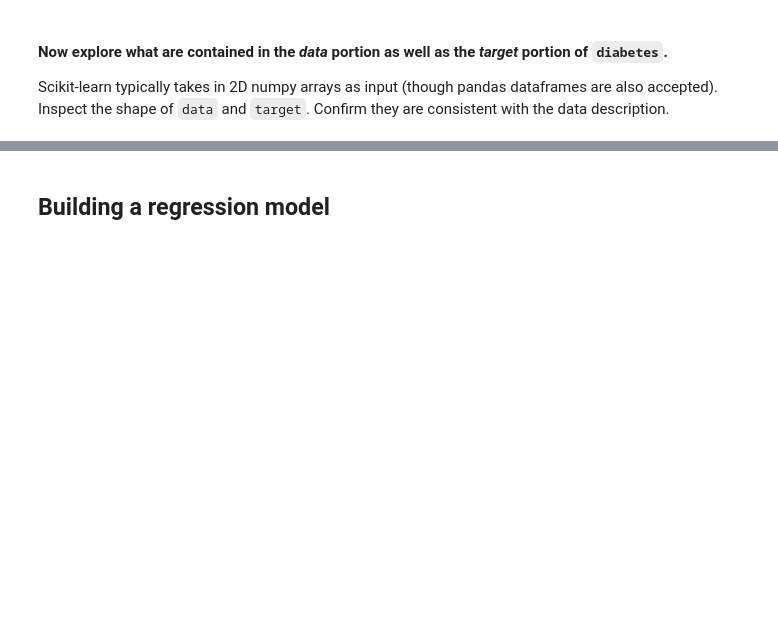
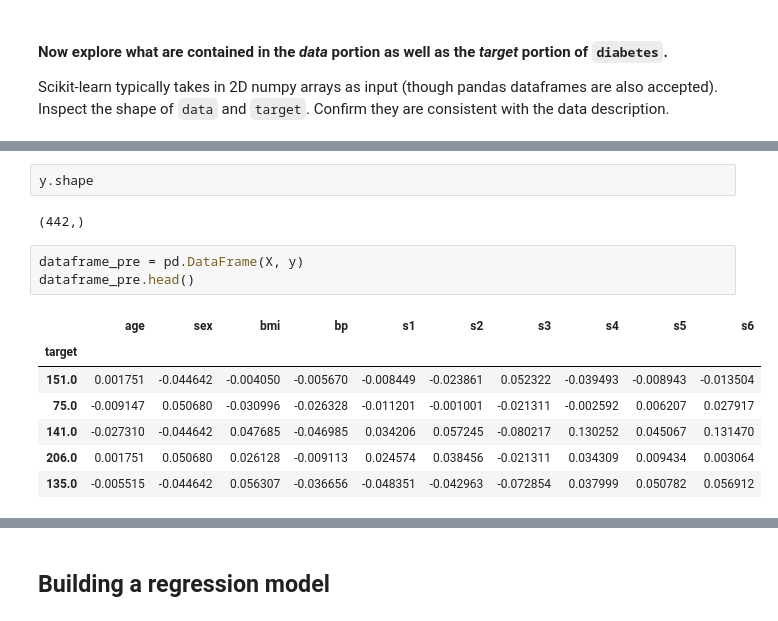
Before and after one commit to L4STR4/CURSO, a Jupyter notebook: 3-Machine_Learning/1-Supervisado/1-Regression/1-Linear_Regression/ejercicios/2 Diabetes.ipynb, the cells around one changed output, grey strips where cells are left out. Drawn from its saved outputs; the diff is of its cells as text; blank space fills up the shorter version.

```diff
--- a/3-Machine_Learning/1-Supervisado/1-Regression/1-Linear_Regression/ejercicios/2 Diabetes.ipynb
+++ b/3-Machine_Learning/1-Supervisado/1-Regression/1-Linear_Regression/ejercicios/2 Diabetes.ipynb
@@ -78,0 +94,15 @@ Scikit-learn typically takes in 2D numpy arrays as input (though pandas datafram
+# %%
+y.shape
+# %% [output]
+(442,)
+# %%
+dataframe_pre = pd.DataFrame(X, y)
+dataframe_pre.head()
+# %% [output]
+|  | age | sex | bmi | bp | s1 | s2 | s3 | s4 | s5 | s6 |
+| target |  |  |  |  |  |  |  |  |  |  |
+| 151.0 | 0.001751 | -0.044642 | -0.004050 | -0.005670 | -0.008449 | -0.023861 | 0.052322 | -0.039493 | -0.008943 | -0.013504 |
+| 75.0 | -0.009147 | 0.050680 | -0.030996 | -0.026328 | -0.011201 | -0.001001 | -0.021311 | -0.002592 | 0.006207 | 0.027917 |
+| 141.0 | -0.027310 | -0.044642 | 0.047685 | -0.046985 | 0.034206 | 0.057245 | -0.080217 | 0.130252 | 0.045067 | 0.131470 |
+| 206.0 | 0.001751 | 0.050680 | 0.026128 | -0.009113 | 0.024574 | 0.038456 | -0.021311 | 0.034309 | 0.009434 | 0.003064 |
+| 135.0 | -0.005515 | -0.044642 | 0.056307 | -0.036656 | -0.048351 | -0.042963 | -0.072854 | 0.037999 | 0.050782 | 0.056912 |
```
Also changed, not shown: parts of 5 cells of this notebook, 1 other file.
